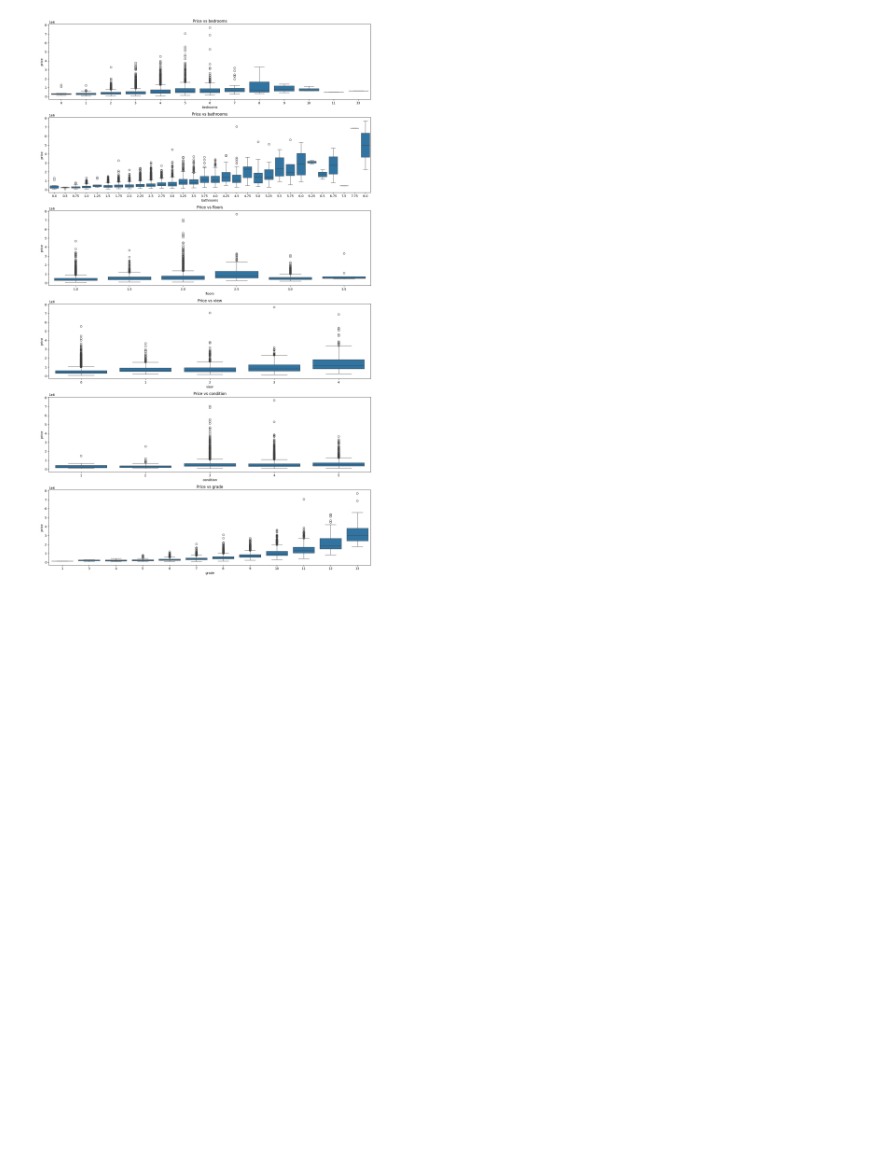
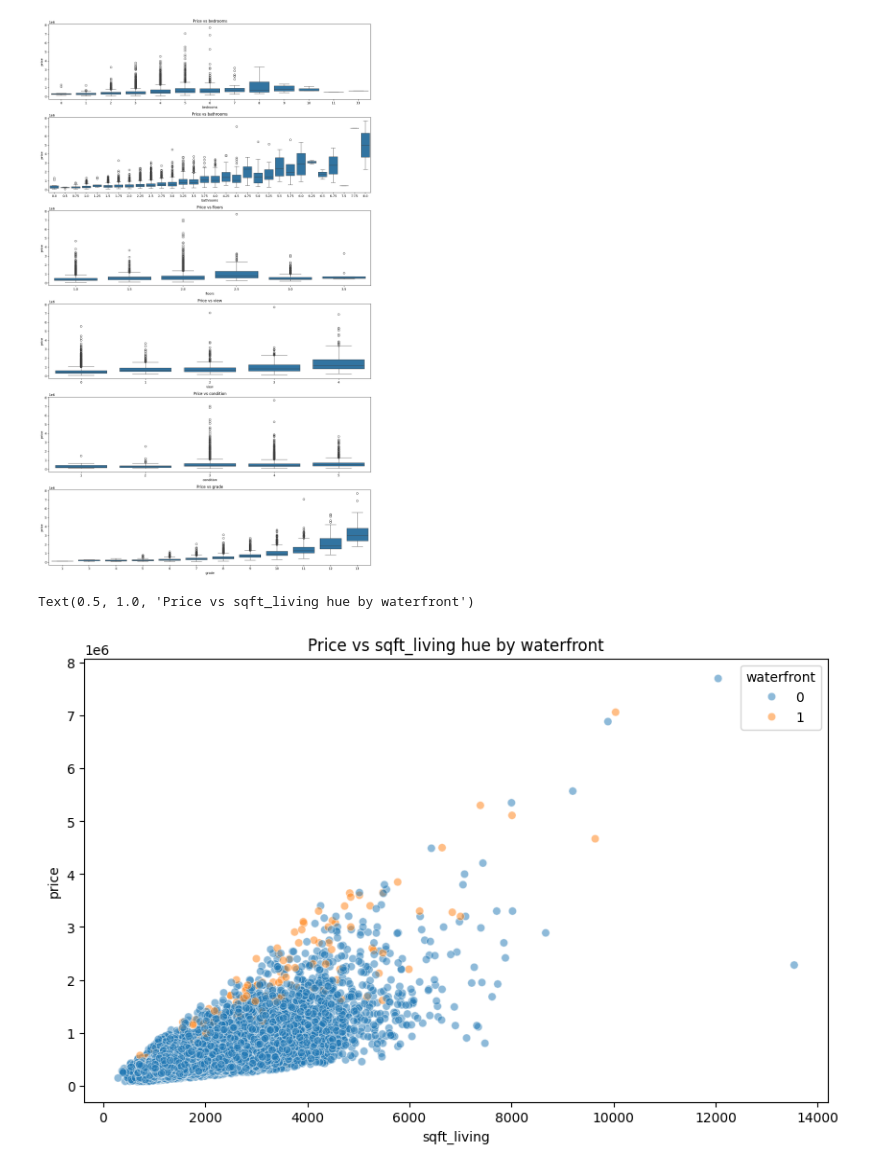
Before and after one commit to AnubhavYadavBCA25/House-Price-Prediction, a Jupyter notebook: notebooks/practice.ipynb, the cells around one changed output. Cells and saved outputs as stored; diff of their text form; code cells hidden in the pictures; blank space fills up the shorter version.

```diff
--- a/notebooks/practice.ipynb
+++ b/notebooks/practice.ipynb
@@ -247,3 +247,11 @@ plt.title('Price vs grade')
 plt.tight_layout()
 # %% [output]
 [figure]
+# %%
+# scatter plot for the price and the sqft_living hue by the waterfront
+plt.figure(figsize=(10,6))
+sns.scatterplot(data=df, x='sqft_living', y='price', hue='waterfront', alpha=0.5)
+plt.title('Price vs sqft_living hue by waterfront')
+# %% [output]
+Text(0.5, 1.0, 'Price vs sqft_living hue by waterfront')
+[figure, added]
```
Also changed, not shown: parts of 13 cells of this notebook, 3 other files.
